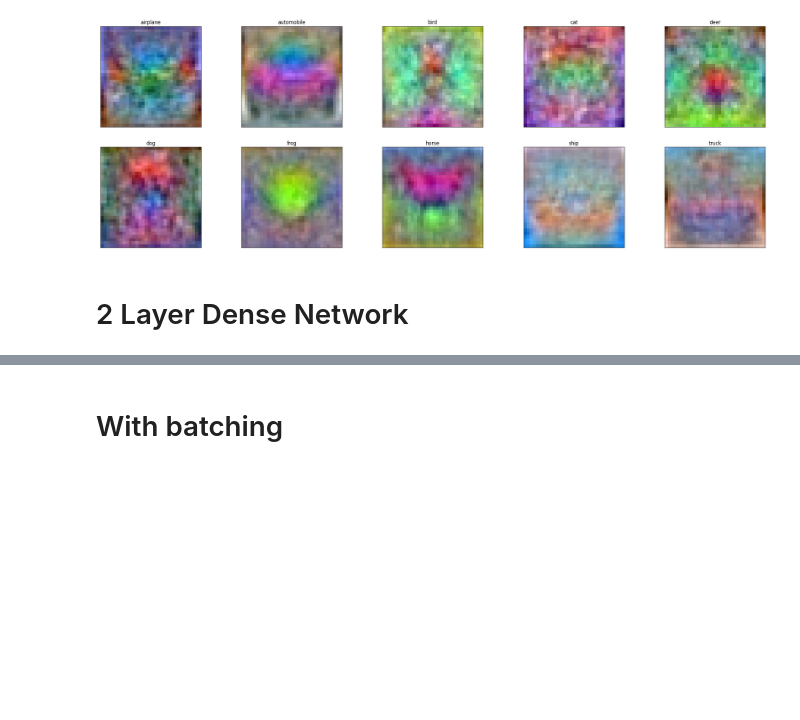
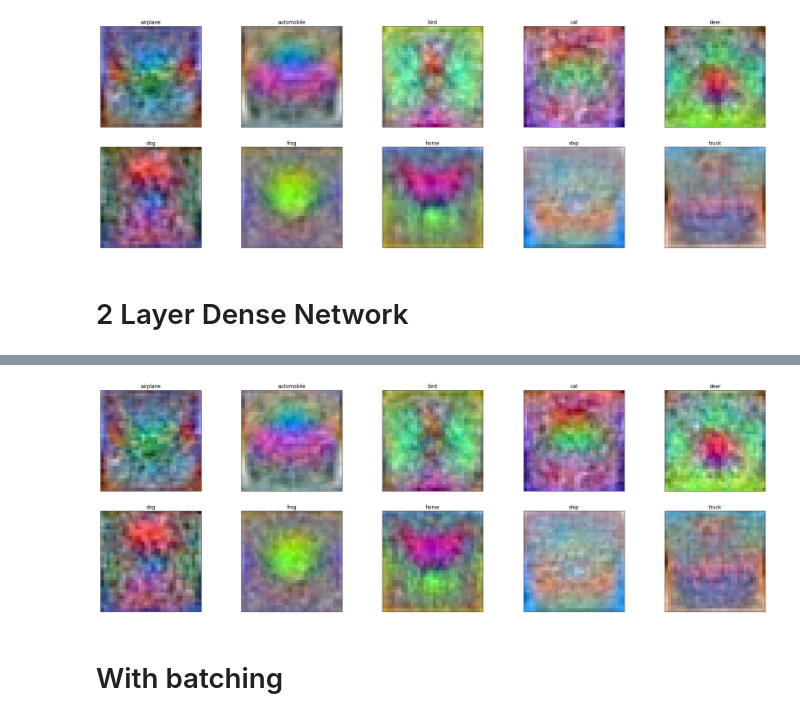
Before and after one commit to OshanJayawardana/Classification-Model-Comparison-CIFAR-10, a Jupyter notebook: A04_180437U.ipynb, the cells around one changed output, grey strips where cells are left out. Cells and saved outputs as stored; diff of their text form; code cells hidden in the pictures; blank space fills up the shorter version.

```diff
--- a/A04_180437U.ipynb
+++ b/A04_180437U.ipynb
@@ -88,6 +88,7 @@ def linclas(x_train,y_train,x_test,y_test,K,Din,lr,lr_decay,reg):
     rng = np.random.default_rng(seed=seed)
 
     # Initializing weight and bias arrays
+    Din=x_train.shape[1]
     std=1e-5
     w1 = std*np.random.randn(Din, K)
     b1 = np.zeros(K)
@@ -280,3 +282,22 @@ True
+# %%
+images=[]
+w12=(1/(1+np.exp(-w1n))).dot(w2n)
+titles=['airplane','automobile','bird','cat','deer','dog','frog','horse','ship','truck']
+for i in range(w12.shape[1]):
+    temp=np.reshape(w12[:,i]*255,(32,32,3))
+    temp=cv.normalize(temp, None, 0, 255, cv.NORM_MINMAX, cv.CV_8U)
+    images.append(temp)
+fig,ax=plt.subplots(2,5,figsize=(30,10))
+for i in range(2):
+    for j in range(5):
+        ax[i,j].imshow(images[i*5+j],vmin=0,vmax=255)
+        ax[i,j].set_xticks([])
+        ax[i,j].set_yticks([])
+        ax[i,j].set_title(titles[i*5+j])
+plt.show()
+fig.savefig("w12_images.png",transparent=True)
+# %% [output]
+[figure, added]
 # %% [markdown]
 # With batching
 # %%
```
Also changed, not shown: parts of 9 cells of this notebook, 6 other files.
